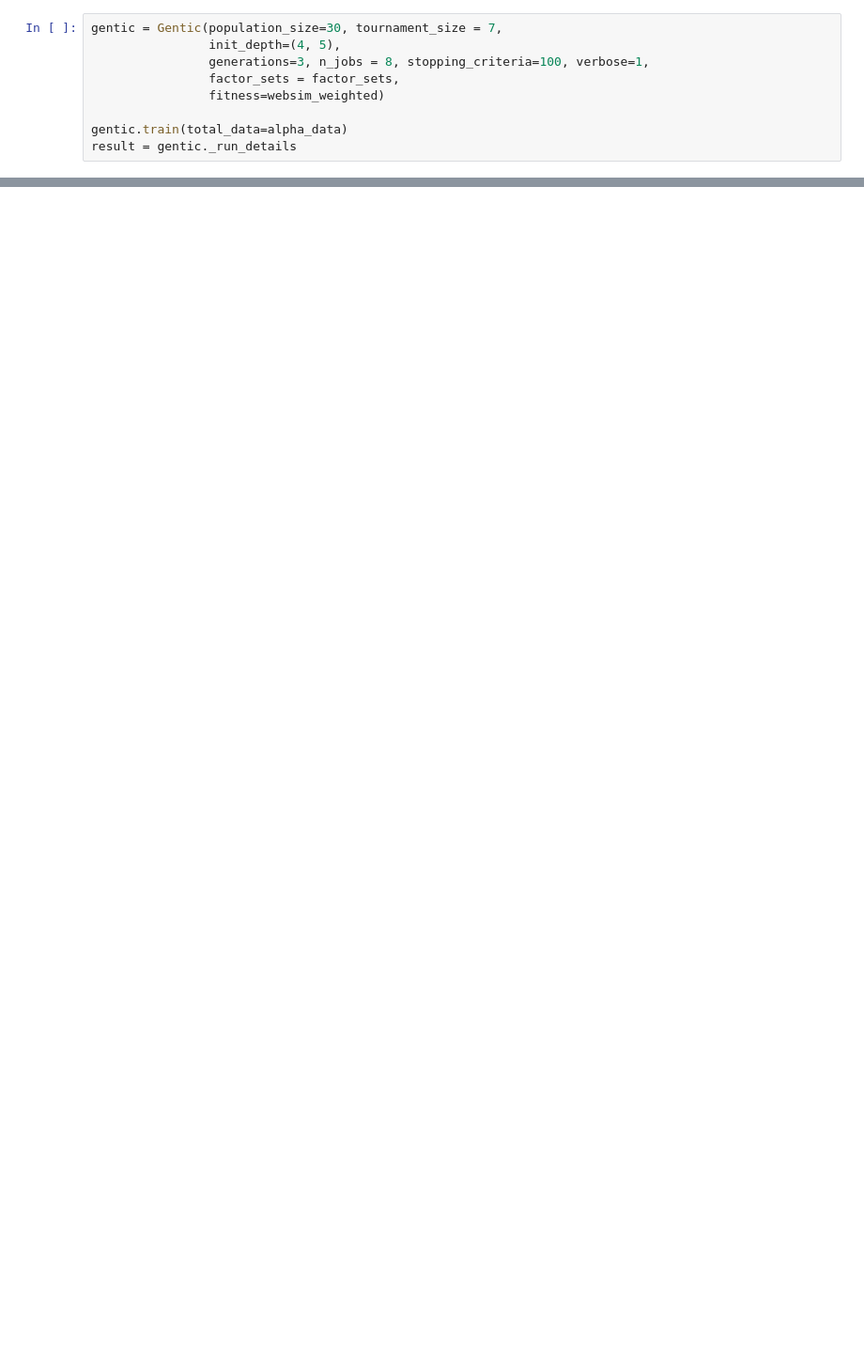
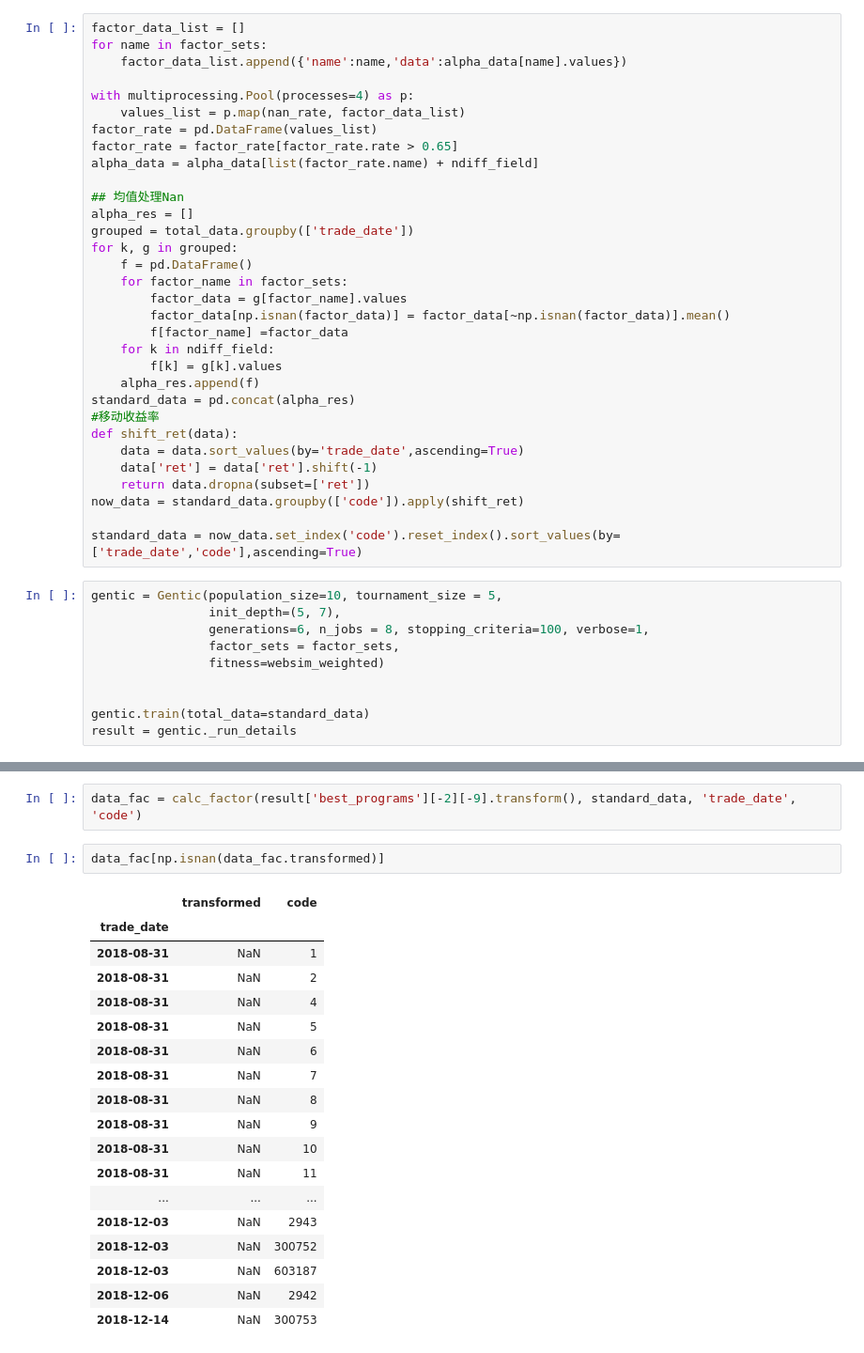
Before and after one commit to ChaosQuant/ultron, a Jupyter notebook: example/Example 8 - Genetic_Factors/show_gentic_factor.ipynb, the cells around one changed output, grey strips where cells are left out. Shown at 94% size. Drawn from its saved outputs; the diff is of its cells as text; blank space fills up the shorter version.

```diff
--- a/example/Example 8 - Genetic_Factors/show_gentic_factor.ipynb
+++ b/example/Example 8 - Genetic_Factors/show_gentic_factor.ipynb
@@ -69,11 +115,44 @@ alpha_data = now_data.set_index('code').reset_index().sort_values(by=['trade_dat
+# %%
+factor_data_list = []
+for name in factor_sets:
+    factor_data_list.append({'name':name,'data':alpha_data[name].values})
+
+with multiprocessing.Pool(processes=4) as p:
+    values_list = p.map(nan_rate, factor_data_list)
+factor_rate = pd.DataFrame(values_list)
+factor_rate = factor_rate[factor_rate.rate > 0.65]
+alpha_data = alpha_data[list(factor_rate.name) + ndiff_field]
+
+## 均值处理Nan
+alpha_res = []
+grouped = total_data.groupby(['trade_date'])
+for k, g in grouped:
+    f = pd.DataFrame()
+    for factor_name in factor_sets:
+        factor_data = g[factor_name].values
+        factor_data[np.isnan(factor_data)] = factor_data[~np.isnan(factor_data)].mean()
+        f[factor_name] =factor_data
+    for k in ndiff_field:
+        f[k] = g[k].values
+    alpha_res.append(f)
+standard_data = pd.concat(alpha_res)
+#移动收益率
+def shift_ret(data):
+    data = data.sort_values(by='trade_date',ascending=True)
+    data['ret'] = data['ret'].shift(-1)
+    return data.dropna(subset=['ret'])
+now_data = standard_data.groupby(['code']).apply(shift_ret)
+
+standard_data = now_data.set_index('code').reset_index().sort_values(by=['trade_date','code'],ascending=True)
 # %%
-gentic = Gentic(population_size=30, tournament_size = 7,
-                init_depth=(4, 5),
-                generations=3, n_jobs = 8, stopping_criteria=100, verbose=1,
+gentic = Gentic(population_size=10, tournament_size = 5,
+                init_depth=(5, 7),
+                generations=6, n_jobs = 8, stopping_criteria=100, verbose=1,
                 factor_sets = factor_sets,
                 fitness=websim_weighted)
 
-gentic.train(total_data=alpha_data)
+
+gentic.train(total_data=standard_data)
 result = gentic._run_details
 # %% [output]
 [Parallel(n_jobs=8)]: Using backend LokyBackend with 8 concurrent workers.
@@ -91,0 +186,23 @@ graphviz.Source(result['best_programs'][-1][-1].export_graphviz())
+# %%
+data_fac = calc_factor(result['best_programs'][-2][-9].transform(), standard_data, 'trade_date', 'code')
+# %%
+data_fac[np.isnan(data_fac.transformed)]
+# %% [output]
+|  | transformed | code |
+| trade_date |  |  |
+| 2018-08-31 | NaN | 1 |
+| 2018-08-31 | NaN | 2 |
+| 2018-08-31 | NaN | 4 |
+| 2018-08-31 | NaN | 5 |
+| 2018-08-31 | NaN | 6 |
+| 2018-08-31 | NaN | 7 |
+| 2018-08-31 | NaN | 8 |
+| 2018-08-31 | NaN | 9 |
+| 2018-08-31 | NaN | 10 |
+| 2018-08-31 | NaN | 11 |
+| ... | ... | ... |
+| 2018-12-03 | NaN | 2943 |
+| 2018-12-03 | NaN | 300752 |
+| 2018-12-03 | NaN | 603187 |
+| 2018-12-06 | NaN | 2942 |
+| 2018-12-14 | NaN | 300753 |
```
Also changed, not shown: parts of 14 cells of this notebook, 8 other files.
